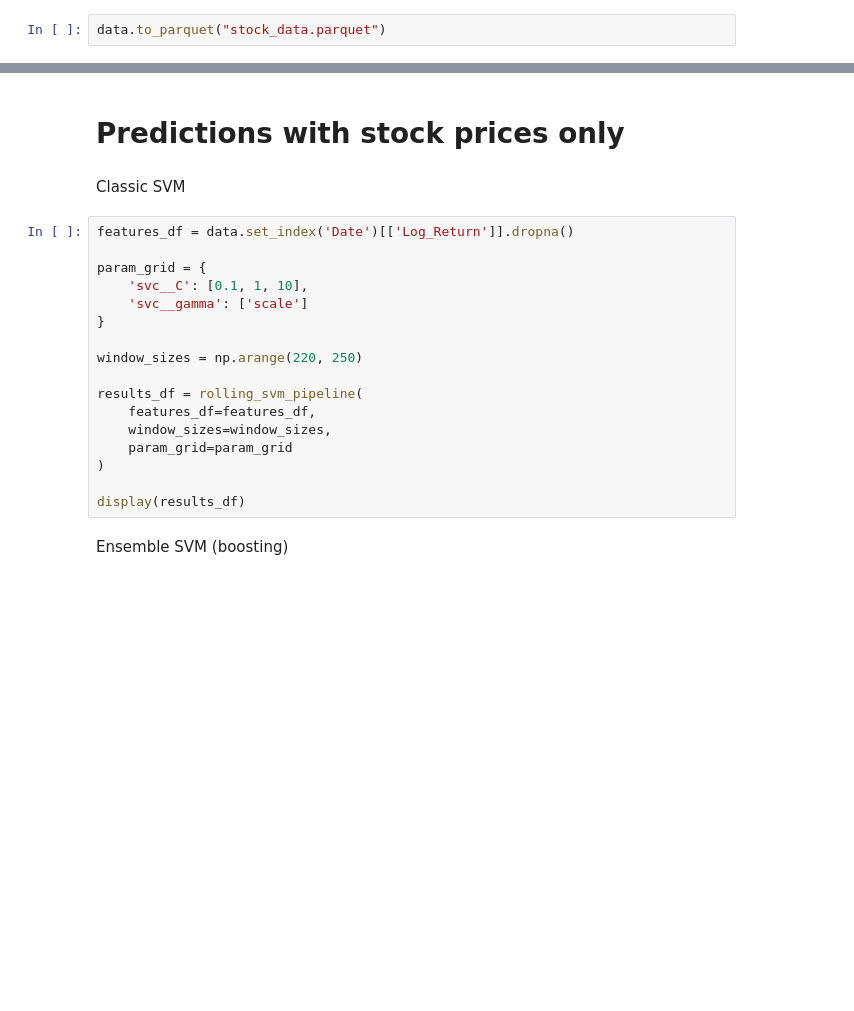
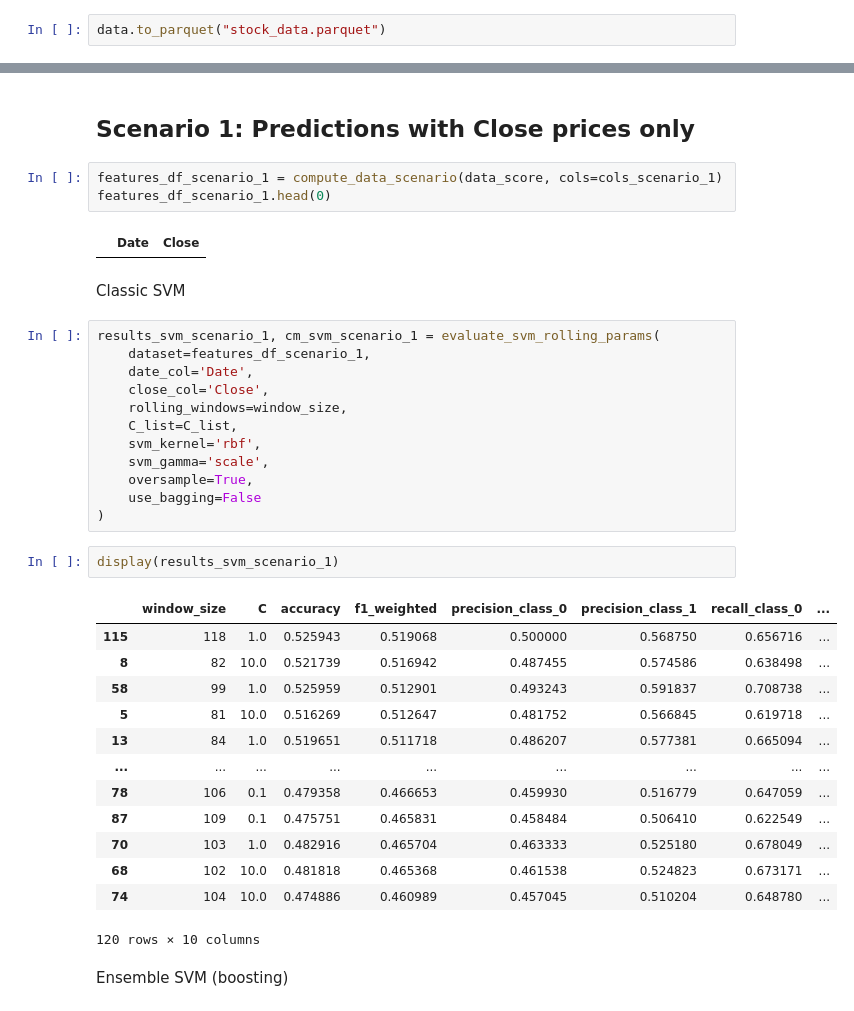
Before and after one commit to gaeldatascience/apple-stock-prediction, a Jupyter notebook: main.ipynb, the cells around one changed output, grey strips where cells are left out. Cells and saved outputs as stored; diff of their text form; blank space fills up the shorter version.

```diff
--- a/main.ipynb
+++ b/main.ipynb
@@ -670,24 +808,40 @@ data.to_parquet("stock_data.parquet")
 # %% [markdown]
-# Predictions with stock prices only
+## Scenario 1: Predictions with Close prices only
+# %%
+features_df_scenario_1 = compute_data_scenario(data_score, cols=cols_scenario_1)
+features_df_scenario_1.head(0)
+# %% [output]
+|  | Date | Close |
 # %% [markdown]
 Classic SVM
 # %%
-features_df = data.set_index('Date')[['Log_Return']].dropna()
-
-param_grid = {
-    'svc__C': [0.1, 1, 10],
-    'svc__gamma': ['scale']
-}
-
-window_sizes = np.arange(220, 250)
-
-results_df = rolling_svm_pipeline(
-    features_df=features_df,
-    window_sizes=window_sizes,
-    param_grid=param_grid
+results_svm_scenario_1, cm_svm_scenario_1 = evaluate_svm_rolling_params(
+    dataset=features_df_scenario_1,
+    date_col='Date',
+    close_col='Close',
+    rolling_windows=window_size,
+    C_list=C_list,
+    svm_kernel='rbf',
+    svm_gamma='scale',
+    oversample=True,
+    use_bagging=False
 )
-
-display(results_df)
+# %%
+display(results_svm_scenario_1)
+# %% [output]
+|  | window_size | C | accuracy | f1_weighted | precision_class_0 | precision_class_1 | recall_class_0 | ... |
+| 115 | 118 | 1.0 | 0.525943 | 0.519068 | 0.500000 | 0.568750 | 0.656716 | ... |
+| 8 | 82 | 10.0 | 0.521739 | 0.516942 | 0.487455 | 0.574586 | 0.638498 | ... |
+| 58 | 99 | 1.0 | 0.525959 | 0.512901 | 0.493243 | 0.591837 | 0.708738 | ... |
+| 5 | 81 | 10.0 | 0.516269 | 0.512647 | 0.481752 | 0.566845 | 0.619718 | ... |
+| 13 | 84 | 1.0 | 0.519651 | 0.511718 | 0.486207 | 0.577381 | 0.665094 | ... |
+| ... | ... | ... | ... | ... | ... | ... | ... | ... |
+| 78 | 106 | 0.1 | 0.479358 | 0.466653 | 0.459930 | 0.516779 | 0.647059 | ... |
+| 87 | 109 | 0.1 | 0.475751 | 0.465831 | 0.458484 | 0.506410 | 0.622549 | ... |
+| 70 | 103 | 1.0 | 0.482916 | 0.465704 | 0.463333 | 0.525180 | 0.678049 | ... |
+| 68 | 102 | 10.0 | 0.481818 | 0.465368 | 0.461538 | 0.524823 | 0.673171 | ... |
+| 74 | 104 | 10.0 | 0.474886 | 0.460989 | 0.457045 | 0.510204 | 0.648780 | ... |
+120 rows × 10 columns
 # %% [markdown]
 Ensemble SVM (boosting)
 # %%
```
Also changed, not shown: parts of 46 cells of this notebook, 5 other files.
